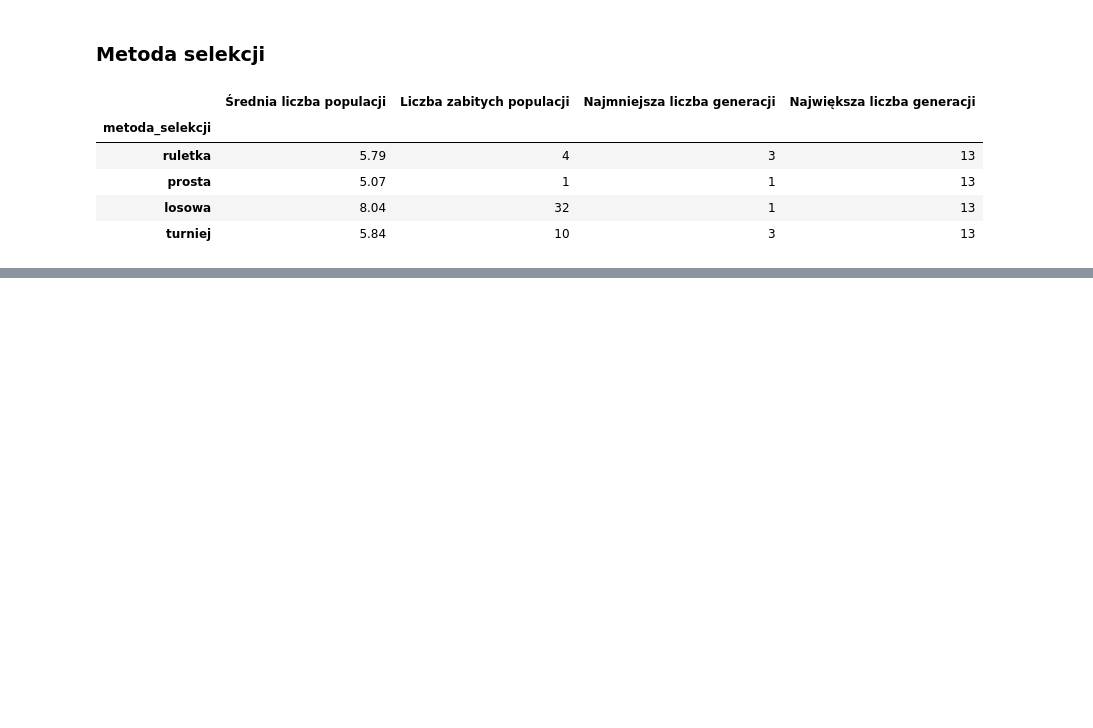
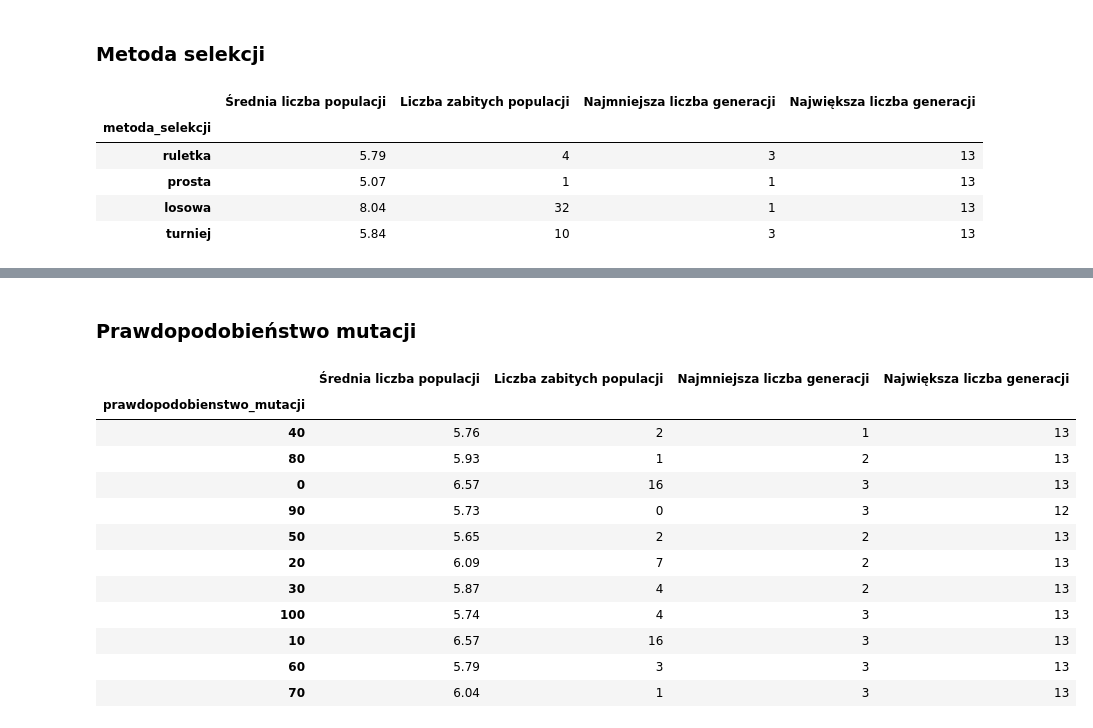
Before and after one commit to christopher-dabrowski/POSI-C3, a Jupyter notebook: Analiza pomiarow.ipynb, the cells around one changed output, grey strips where cells are left out. Cells and saved outputs as stored; diff of their text form; code cells hidden in the pictures; blank space fills up the shorter version.

```diff
--- a/Analiza pomiarow.ipynb
+++ b/Analiza pomiarow.ipynb
@@ -110,0 +145,20 @@ px.bar(df.sort_values(y), x=x, y=y, color=x,
+# %% [markdown]
+### Prawdopodobieństwo mutacji
+# %%
+df = read_data_files_to_df(f'{base_path}/prawdopodobienstwo_mutacji')
+results_df = df.iloc[:, -4:]
+results_df
+# %% [output]
+|  | Średnia liczba populacji | Liczba zabitych populacji | Najmniejsza liczba generacji | Największa liczba generacji |
+| prawdopodobienstwo_mutacji |  |  |  |  |
+| 40 | 5.76 | 2 | 1 | 13 |
+| 80 | 5.93 | 1 | 2 | 13 |
+| 0 | 6.57 | 16 | 3 | 13 |
+| 90 | 5.73 | 0 | 3 | 12 |
+| 50 | 5.65 | 2 | 2 | 13 |
+| 20 | 6.09 | 7 | 2 | 13 |
+| 30 | 5.87 | 4 | 2 | 13 |
+| 100 | 5.74 | 4 | 3 | 13 |
+| 10 | 6.57 | 16 | 3 | 13 |
+| 60 | 5.79 | 3 | 3 | 13 |
+| 70 | 6.04 | 1 | 3 | 13 |
```
Also changed, not shown: parts of 14 cells of this notebook.
